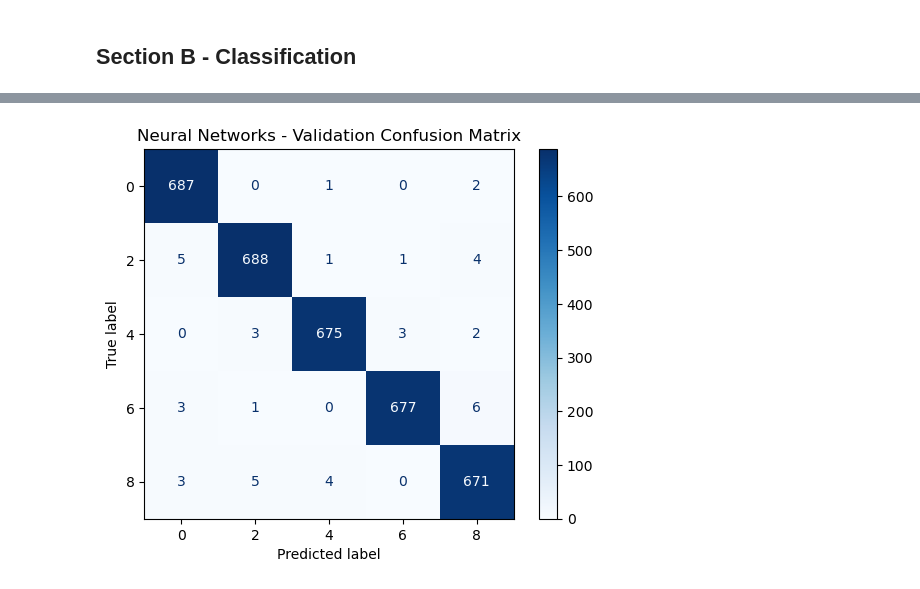
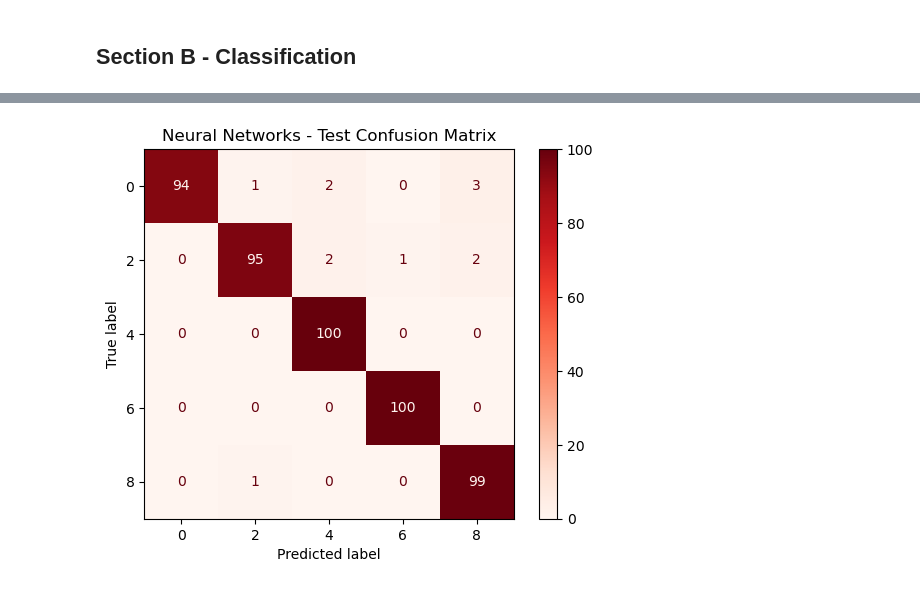
Before and after one commit to layla1010/HW3_ML, a Jupyter notebook: mnist_HW3.ipynb, the cells around one changed output, grey strips where cells are left out. Drawn from its saved outputs; the diff is of its cells as text; code cells hidden in the pictures.

```diff
--- a/mnist_HW3.ipynb
+++ b/mnist_HW3.ipynb
@@ -341,7 +385,7 @@ Test F1 Score: 0.987484991892267
-# %%
-ConfusionMatrixDisplay.from_estimator(mlp_m_best, X_m_val_scaled, y_m_val, cmap='Blues')
-plt.title("Neural Networks - Validation Confusion Matrix")
-plt.show()
-# %% [output]
-[figure, removed]
+# %%
+ConfusionMatrixDisplay.from_estimator(mlp_m_best, X_m_test_scaled, y_m_test, cmap='Reds')
+plt.title("Neural Networks - Test Confusion Matrix")
+plt.show()
+# %% [output]
+[figure, added]
 # %% [markdown]
```
Also changed, not shown: parts of 76 cells of this notebook.
